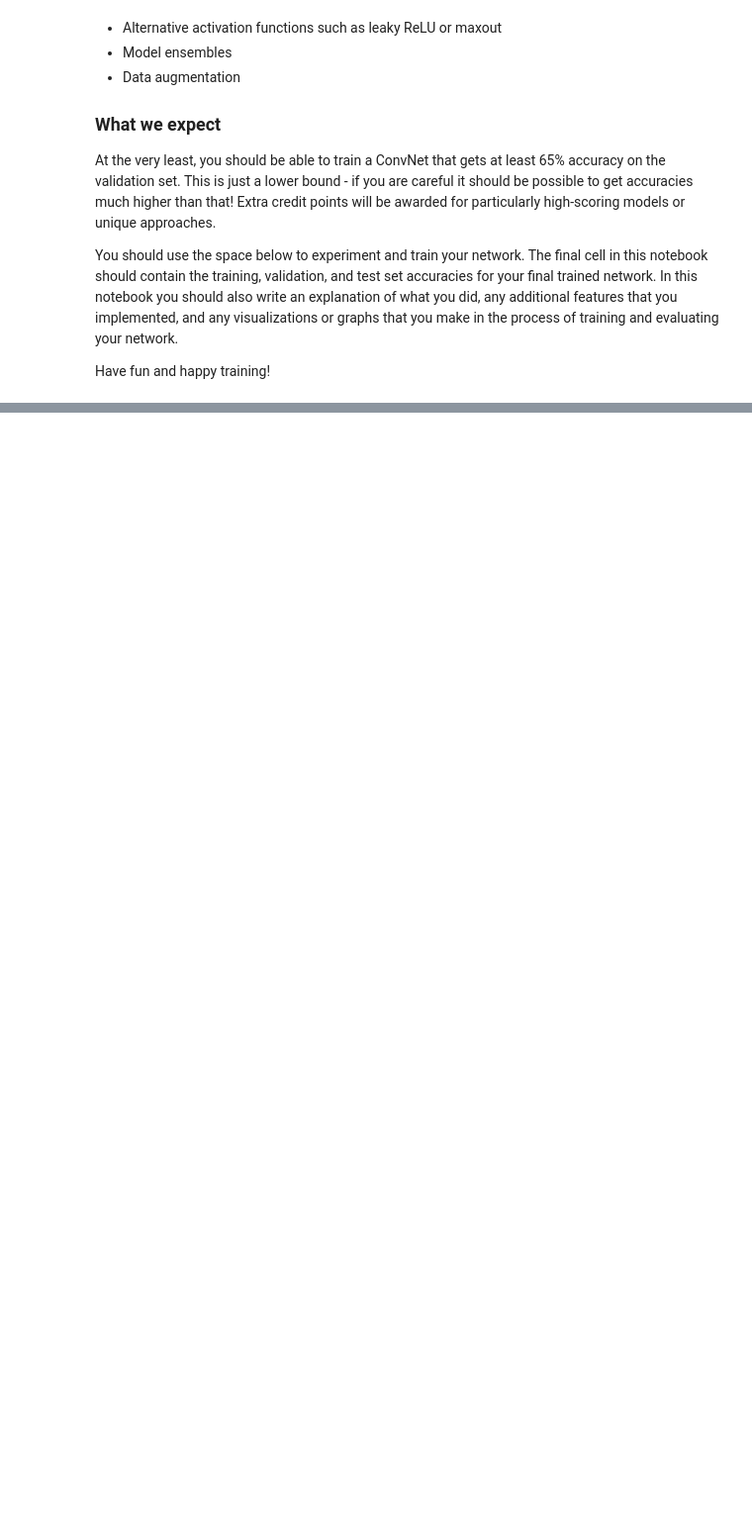
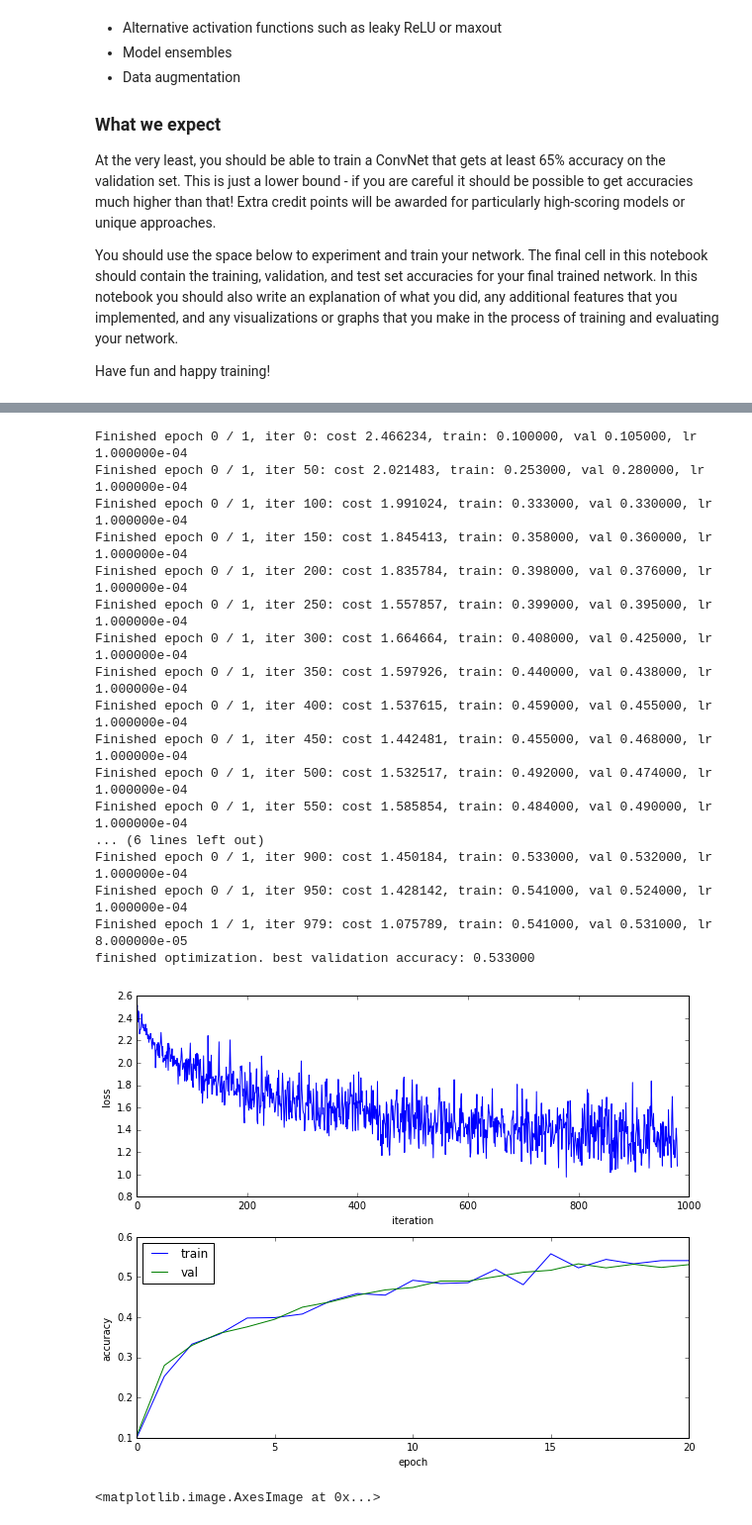
Before and after one commit to Alexoner/mooc, a Jupyter notebook: cs231n/assignment2/convnet.ipynb, the cells around one changed output, grey strips where cells are left out. Shown at 99% size. Cells and saved outputs as stored; diff of their text form; code cells hidden in the pictures; blank space fills up the shorter version.

```diff
--- a/cs231n/assignment2/convnet.ipynb
+++ b/cs231n/assignment2/convnet.ipynb
@@ -193,0 +320,50 @@ Have fun and happy training!
+# %%
+# weight initialization may infect the training in the following ways:
+# 1. training speed, bad initialization make the training slow
+# 2. training loss may zigzag, much like when learning_rate is too large
+model = init_fun_convnet(weight_scale=1e-2, bias_scale=0, num_filters=64, filter_size=3)
+trainer = ClassifierTrainer()
+best_model, loss_history, train_acc_history, val_acc_history = trainer.train(
+          X_train, y_train, X_val, y_val, model, fun_convnet,
+          reg=0.0001, momentum=0.9, learning_rate=1e-4, learning_rate_decay=0.8,
+          batch_size=50, num_epochs=1,
+          acc_frequency=50, verbose=True)
+
+# plot the training history
+plt.subplot(2, 1, 1)
+plt.plot(loss_history)
+plt.xlabel('iteration')
+plt.ylabel('loss')
+
+plt.subplot(2, 1, 2)
+plt.plot(train_acc_history)
+plt.plot(val_acc_history)
+plt.legend(['train', 'val'], loc='upper left')
+plt.xlabel('epoch')
+plt.ylabel('accuracy')
+plt.show()
+
+
+# visualize the weights
+grid = visualize_grid(best_model['W1'].transpose(0, 2, 3, 1))
+plt.imshow(grid.astype('uint8'))
+# %% [output]
+Finished epoch 0 / 1, iter 0: cost 2.466234, train: 0.100000, val 0.105000, lr 1.000000e-04
+Finished epoch 0 / 1, iter 50: cost 2.021483, train: 0.253000, val 0.280000, lr 1.000000e-04
+Finished epoch 0 / 1, iter 100: cost 1.991024, train: 0.333000, val 0.330000, lr 1.000000e-04
+Finished epoch 0 / 1, iter 150: cost 1.845413, train: 0.358000, val 0.360000, lr 1.000000e-04
+Finished epoch 0 / 1, iter 200: cost 1.835784, train: 0.398000, val 0.376000, lr 1.000000e-04
+Finished epoch 0 / 1, iter 250: cost 1.557857, train: 0.399000, val 0.395000, lr 1.000000e-04
+Finished epoch 0 / 1, iter 300: cost 1.664664, train: 0.408000, val 0.425000, lr 1.000000e-04
+Finished epoch 0 / 1, iter 350: cost 1.597926, train: 0.440000, val 0.438000, lr 1.000000e-04
+Finished epoch 0 / 1, iter 400: cost 1.537615, train: 0.459000, val 0.455000, lr 1.000000e-04
+Finished epoch 0 / 1, iter 450: cost 1.442481, train: 0.455000, val 0.468000, lr 1.000000e-04
+Finished epoch 0 / 1, iter 500: cost 1.532517, train: 0.492000, val 0.474000, lr 1.000000e-04
+Finished epoch 0 / 1, iter 550: cost 1.585854, train: 0.484000, val 0.490000, lr 1.000000e-04
+... (6 lines left out)
+Finished epoch 0 / 1, iter 900: cost 1.450184, train: 0.533000, val 0.532000, lr 1.000000e-04
+Finished epoch 0 / 1, iter 950: cost 1.428142, train: 0.541000, val 0.524000, lr 1.000000e-04
+Finished epoch 1 / 1, iter 979: cost 1.075789, train: 0.541000, val 0.531000, lr 8.000000e-05
+finished optimization. best validation accuracy: 0.533000
+[figure, added]
+<matplotlib.image.AxesImage at 0x...>
```
Also changed, not shown: parts of 11 cells of this notebook, 2 other files.
